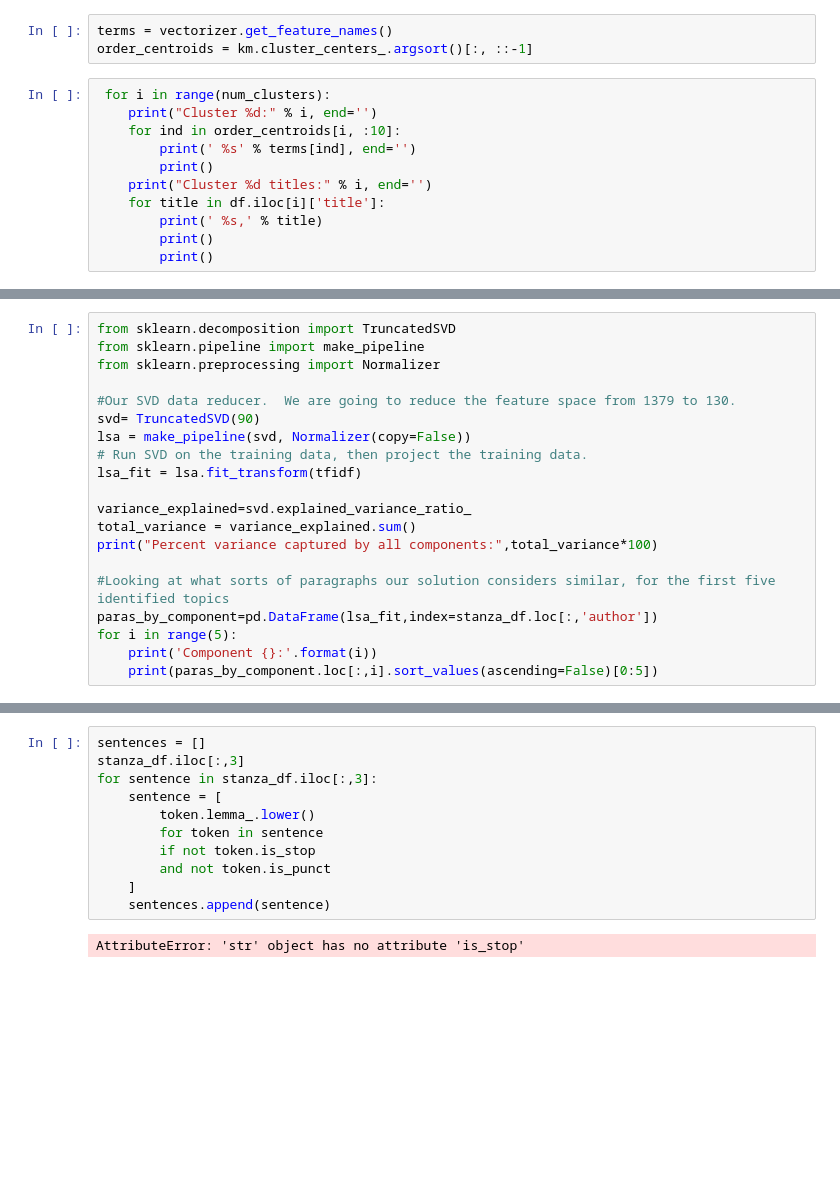
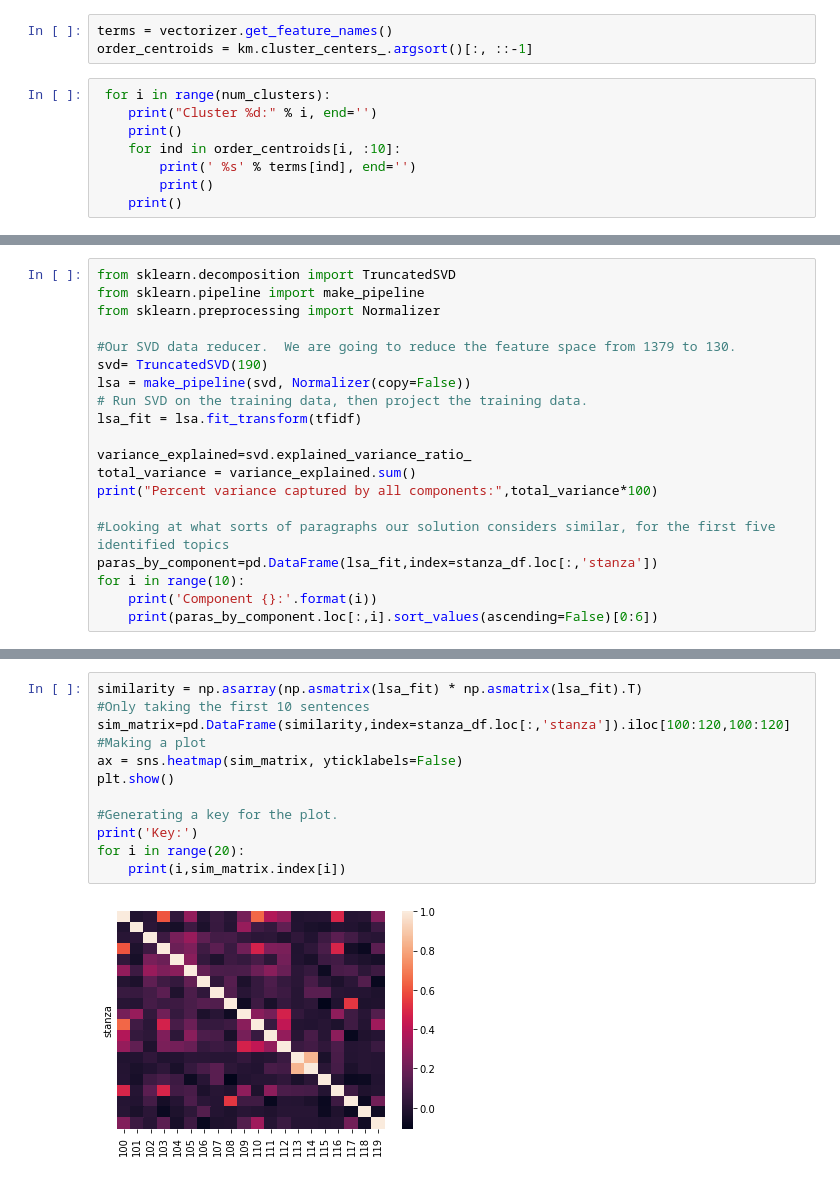
Before and after one commit to JustFairWell/challenges, a Jupyter notebook: poems_nlp.ipynb, the cells around one changed output, grey strips where cells are left out. Saved outputs shown, nothing was run; the diff lists cells and outputs as text; blank space fills up the shorter version.

```diff
--- a/poems_nlp.ipynb
+++ b/poems_nlp.ipynb
@@ -362,12 +375,9 @@ order_centroids = km.cluster_centers_.argsort()[:, ::-1]
 # %%
  for i in range(num_clusters):
     print("Cluster %d:" % i, end='')
+    print()
     for ind in order_centroids[i, :10]:
         print(' %s' % terms[ind], end='')
         print()
-    print("Cluster %d titles:" % i, end='')
-    for title in df.iloc[i]['title']:
-        print(' %s,' % title)
-        print()
-        print()
+    print()
 # %% [output]
@@ -394,7 +404,7 @@ from sklearn.pipeline import make_pipeline
 from sklearn.preprocessing import Normalizer
 
 #Our SVD data reducer.  We are going to reduce the feature space from 1379 to 130.
-svd= TruncatedSVD(90)
+svd= TruncatedSVD(190)
 lsa = make_pipeline(svd, Normalizer(copy=False))
 # Run SVD on the training data, then project the training data.
 lsa_fit = lsa.fit_transform(tfidf)
@@ -404,8 +414,8 @@ total_variance = variance_explained.sum()
 print("Percent variance captured by all components:",total_variance*100)
 
 #Looking at what sorts of paragraphs our solution considers similar, for the first five identified topics
-paras_by_component=pd.DataFrame(lsa_fit,index=stanza_df.loc[:,'author'])
-for i in range(5):
+paras_by_component=pd.DataFrame(lsa_fit,index=stanza_df.loc[:,'stanza'])
+for i in range(10):
     print('Component {}:'.format(i))
-    print(paras_by_component.loc[:,i].sort_values(ascending=False)[0:5])
+    print(paras_by_component.loc[:,i].sort_values(ascending=False)[0:6])
 # %% [output]
@@ -429,13 +439,14 @@ Name: 4, dtype: float64
-# %%
-sentences = []
-stanza_df.iloc[:,3]
-for sentence in stanza_df.iloc[:,3]:
-    sentence = [
-        token.lemma_.lower()
-        for token in sentence
-        if not token.is_stop
-        and not token.is_punct
-    ]
-    sentences.append(sentence)
-# %% [output]
-AttributeError: 'str' object has no attribute 'is_stop'
+# %%
+similarity = np.asarray(np.asmatrix(lsa_fit) * np.asmatrix(lsa_fit).T)
+#Only taking the first 10 sentences
+sim_matrix=pd.DataFrame(similarity,index=stanza_df.loc[:,'stanza']).iloc[100:120,100:120]
+#Making a plot
+ax = sns.heatmap(sim_matrix, yticklabels=False)
+plt.show()
+
+#Generating a key for the plot.
+print('Key:')
+for i in range(20):
+    print(i,sim_matrix.index[i])
+# %% [output]
+[figure, added]
```
Also changed, not shown: parts of 54 cells of this notebook.
